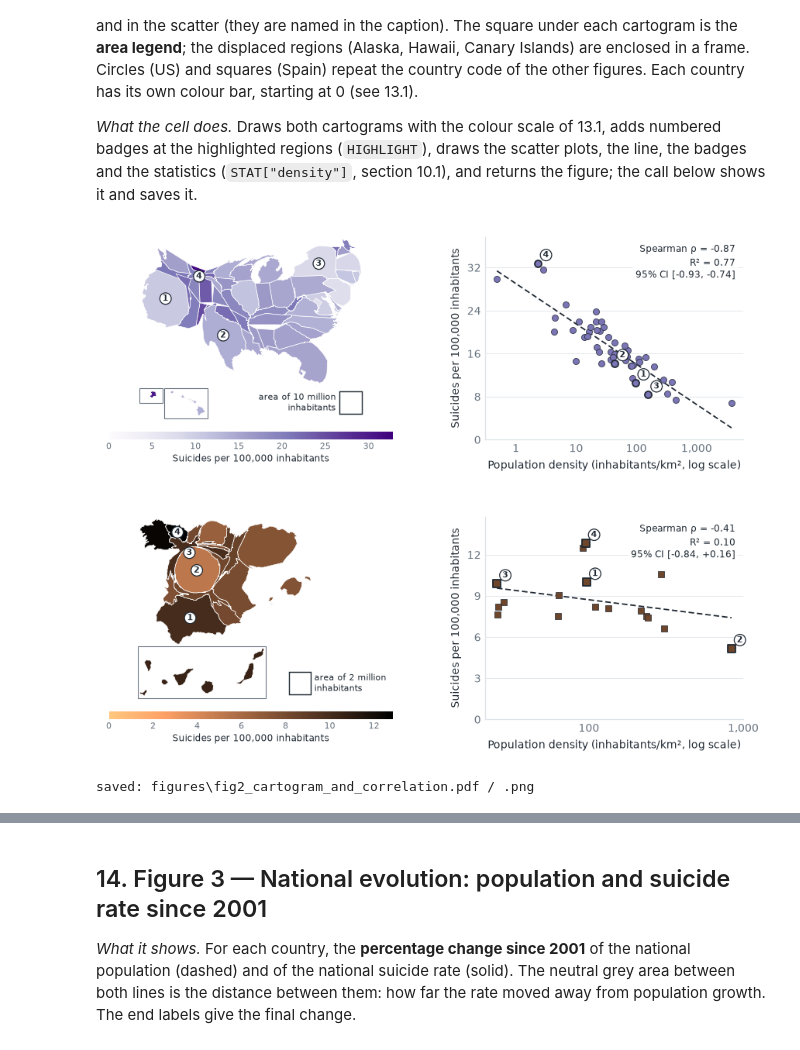
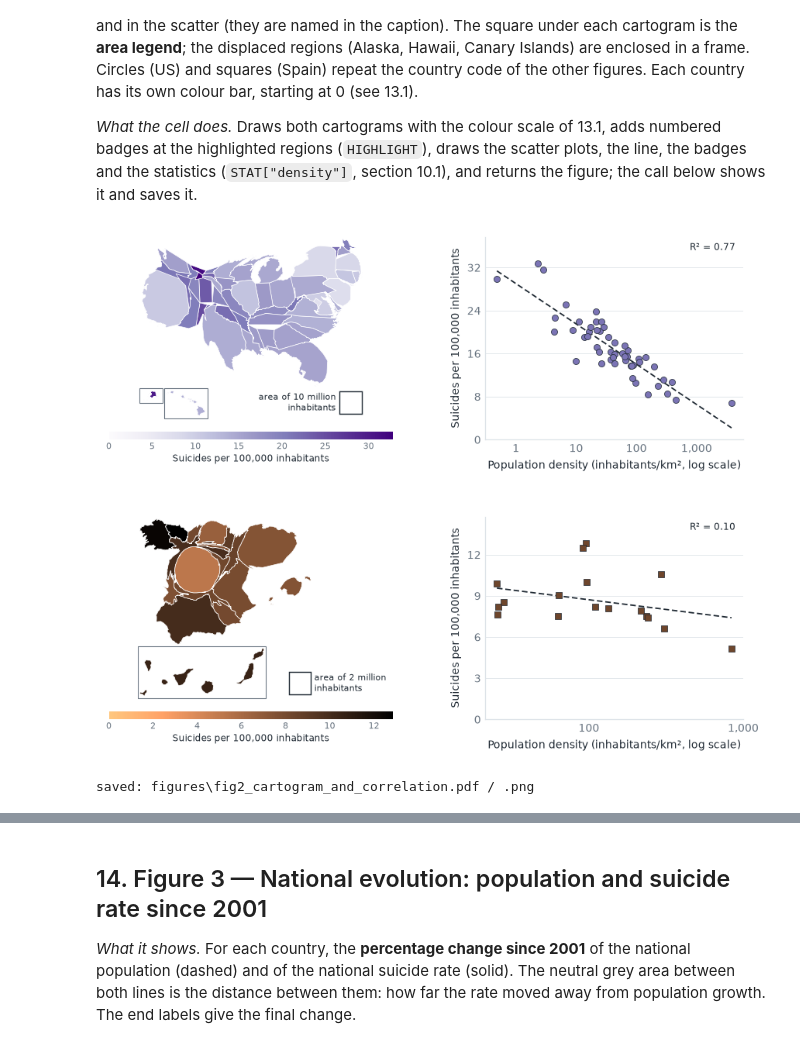
Before and after one commit to Edgarhdzm/Data-analysis-mental-health-and-weather, a Jupyter notebook: notebooks/suicide_population_crm_20261124.ipynb, the cells around one changed output, grey strips where cells are left out. Cells and saved outputs as stored; diff of their text form; code cells hidden in the pictures.

```diff
--- a/notebooks/suicide_population_crm_20261124.ipynb
+++ b/notebooks/suicide_population_crm_20261124.ipynb
@@ -947,8 +1032,8 @@ def figure2():
         set_map_limits(ax_map, geoms, frames=frames)
         ax_map.set_anchor("W")
 
-        for n, r in enumerate(HIGHLIGHT[c], start=1):                       # numbered regions
-            number_badge(ax_map, anchor_point(geoms[REGION_CODE[c][r]]), n)
+        # for n, r in enumerate(HIGHLIGHT[c], start=1):                       # numbered regions
+        #     number_badge(ax_map, anchor_point(geoms[REGION_CODE[c][r]]), n)
 
         x0, x1, y0, y1 = geom_bbox(geoms)                                    # area legend: a square of key_pop inhabitants
         side = np.sqrt(m["k"] * m["key_pop"])
@@ -966,40 +1051,46 @@ def figure2():
                           fraction=0.04, pad=0.055, aspect=35)
         cb.outline.set_visible(False)
         cb.ax.tick_params(length=0, labelsize=6, pad=2)
         cb.set_label("Suicides per 100,000 inhabitants", fontsize=6.5, labelpad=2)
 
         # ---- scatter: population density vs suicide rate
         ax = fig.add_subplot(gs[row, 1])
         x, y = t["density"], t["rate"]
         s = STAT["density"][c]
         xs = np.geomspace(x.min(), x.max(), 100)
         ax.plot(xs, s["intercept"] + s["slope"] * np.log10(xs), color=INK, lw=1.0, ls=(0, (4, 2)), zorder=2)
         ax.scatter(x, y, s=20, marker=COUNTRY_MARKER[c], color=cmap(0.65), edgecolors=INK, linewidths=0.4, zorder=3)
 
-        for n, region in enumerate(HIGHLIGHT[c], start=1):                   # highlighted regions and their numbers
-            x_region, y_region = t.loc[region, "density"], t.loc[region, "rate"]
-            ax.scatter([x_region], [y_region], s=25, marker=COUNTRY_MARKER[c], color=cmap(0.65), edgecolors=INK, linewidths=1.0, zorder=4)
-            ax.annotate(str(n), (x_region, y_region), xytext=(6, 6), textcoords="offset points", ha="center", va="center",
-                        fontsize=6, fontweight="bold", bbox=dict(boxstyle="circle,pad=0.18", fc="white", ec=INK, lw=0.7), zorder=10)
+        # for n, region in enumerate(HIGHLIGHT[c], start=1):                   # highlighted regions and their numbers
+        #     x_region, y_region = t.loc[region, "density"], t.loc[region, "rate"]
+        #     ax.scatter([x_region], [y_region], s=25, marker=COUNTRY_MARKER[c], color=cmap(0.65), edgecolors=INK, linewidths=1.0, zorder=4)
+        #     ax.annotate(str(n), (x_region, y_region), xytext=(6, 6), textcoords="offset points", ha="center", va="center",
+        #                 fontsize=6, fontweight="bold", bbox=dict(boxstyle="circle,pad=0.18", fc="white", ec=INK, lw=0.7), zorder=10)
 
         ax.set_xscale("log")
         ax.xaxis.set_minor_locator(NullLocator())
         ax.xaxis.set_major_formatter(FuncFormatter(lambda v, pos: f"{v:,.0f}"))
         ax.set_ylim(0, t["rate"].max() * 1.15)
         ax.yaxis.set_major_locator(MaxNLocator(integer=True, nbins=5))
         ax.set_xlabel("Population density (inhabitants/km², log scale)")
         ax.set_ylabel("Suicides per 100,000 inhabitants")
         clean_axes(ax, "y")
 
+        # ax.text(0.97, 0.97,
+        #         f"Spearman ρ = {s['rho']:+.2f}\nR² = {s['r2']:.2f}\n95% CI [{s['ci'][0]:+.2f}, {s['ci'][1]:+.2f}]",
+        #         transform=ax.transAxes, ha="right", va="top", fontsize=6.5, linespacing=1.4,
+        #         bbox=dict(facecolor="white", edgecolor="none", alpha=0.85, pad=2))
+
         ax.text(0.97, 0.97,
-                f"Spearman ρ = {s['rho']:+.2f}\nR² = {s['r2']:.2f}\n95% CI [{s['ci'][0]:+.2f}, {s['ci'][1]:+.2f}]",
-                transform=ax.transAxes, ha="right", va="top", fontsize=6.5, linespacing=1.4,
-                bbox=dict(facecolor="white", edgecolor="none", alpha=0.85, pad=2))
+            f"R² = {s['r2']:.2f}",
+            transform=ax.transAxes, ha="right", va="top", fontsize=6.5,
+            bbox=dict(facecolor="white", edgecolor="none", alpha=0.85, pad=2))
+
     return fig
 
 fig = figure2()
 plt.show()
 save_figure(fig, "fig2_cartogram_and_correlation")
 # %% [output]
-[figure, old version]
+[figure, new version]
 saved: figures\fig2_cartogram_and_correlation.pdf / .png
```
Also changed, not shown: parts of 14 cells of this notebook.
